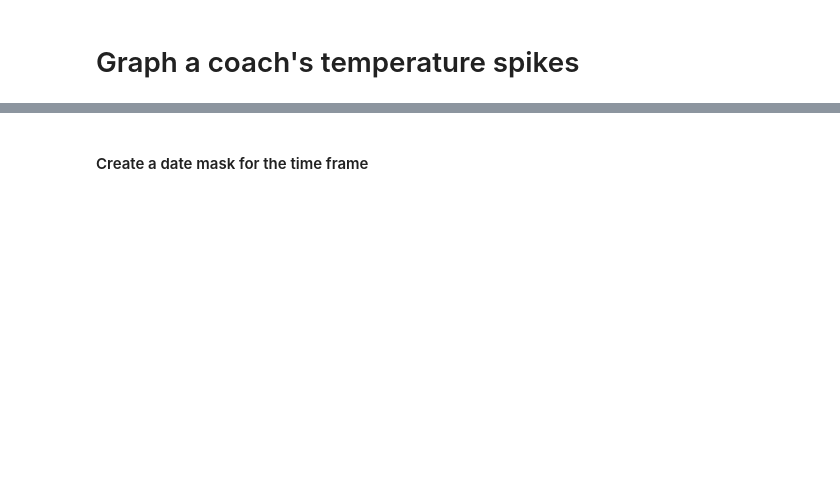
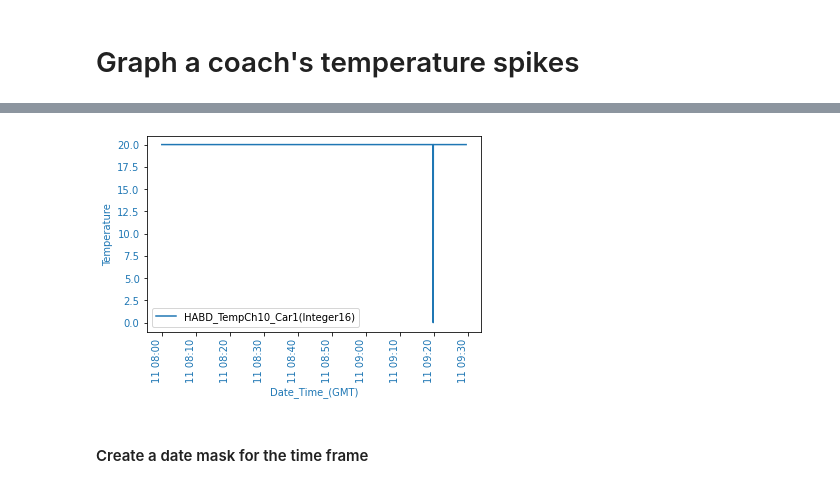
Before and after one commit to benjjo/Timonator, a Jupyter notebook: Timonator.ipynb, the cells around one changed output, grey strips where cells are left out. Drawn from its saved outputs; the diff is of its cells as text; code cells hidden in the pictures; blank space fills up the shorter version.

```diff
--- a/Timonator.ipynb
+++ b/Timonator.ipynb
@@ -191,0 +187,15 @@ Name: HABD_TempCh10_Car2(Integer16), dtype: int64
+# %%
+new_column = 'HABD_TempCh10_Car1(Integer16)'
+start_date = '2020-08-11 08:00:00'
+end_date = '2020-08-11 09:29:28'
+
+coach_plot = pd.DataFrame()
+coach_plot['Date_Time_(GMT)'] = all_data['Date_Time_(GMT)']
+coach_plot[new_column] = all_data[new_column]
+
+mask = (coach_plot['Date_Time_(GMT)'] > start_date) & (coach_plot['Date_Time_(GMT)'] <= end_date)
+coach_plot = coach_plot.loc[mask]
+
+# print(coach_plot.loc[mask]) # select the masked timeframe
+
+# coach_plot
@@ -191,0 +214,10 @@ Name: HABD_TempCh10_Car2(Integer16), dtype: int64
+# %%
+df = all_data[(all_data['Date_Time_(GMT)'] > start_date) & (all_data['Date_Time_(GMT)'] <= end_date)].copy().set_index('Date_Time_(GMT)')
+df.plot(y=new_column, kind='line')
+plt.xticks(color='C0', rotation='vertical')
+plt.xlabel('Date_Time_(GMT)', color='C0', size=10)
+plt.yticks(color='C0')
+plt.ylabel('Temperature', color='C0', size=10)
+plt.show()
+# %% [output]
+[figure, added]
```
Also changed, not shown: parts of 17 cells of this notebook.
